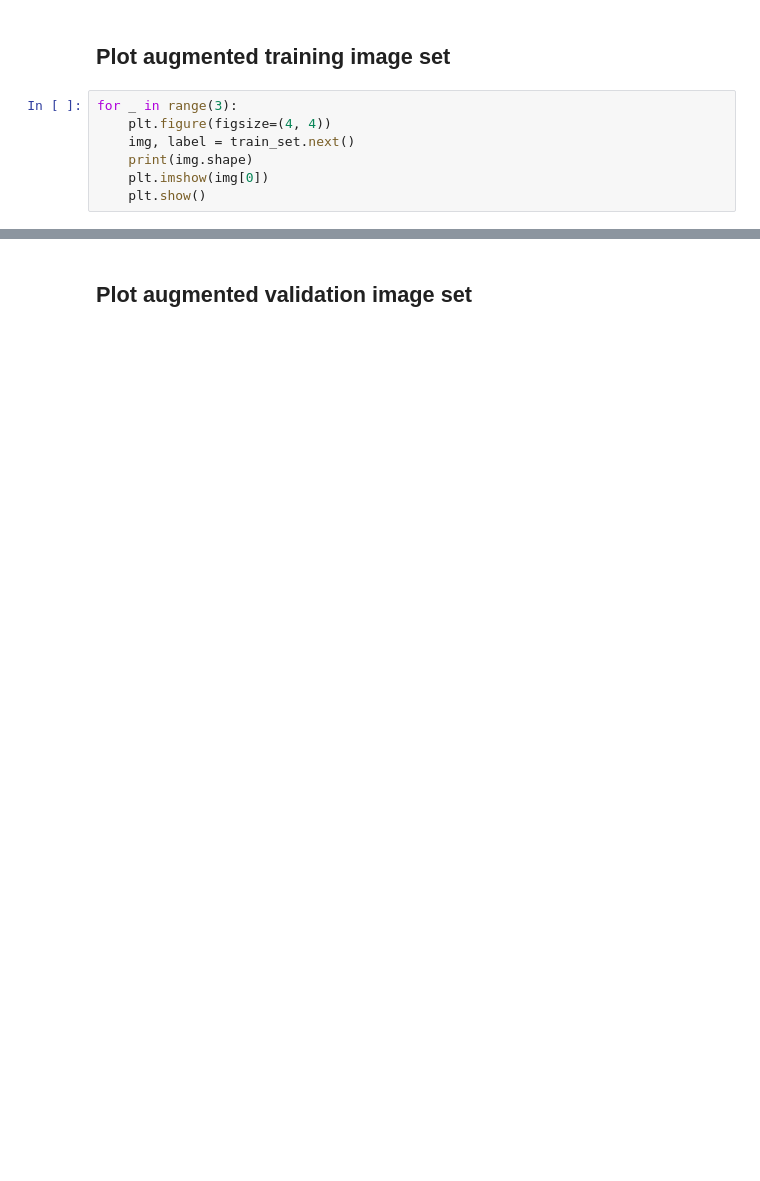
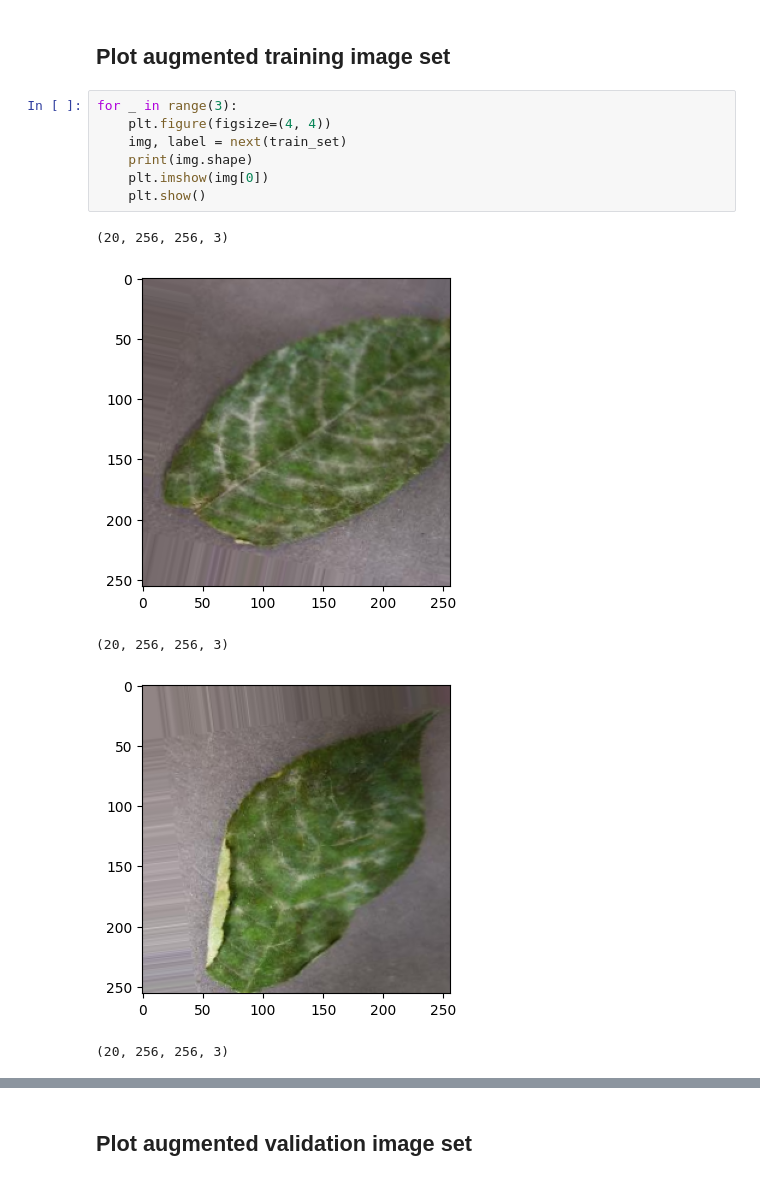
Before and after one commit to Luke-Nicklin/mildew-detection-in-cherry-leaves, a Jupyter notebook: jupyter_notebooks/ModellingEvaluating.ipynb, the cells around one changed output, grey strips where cells are left out. Cells and saved outputs as stored; diff of their text form; blank space fills up the shorter version.

```diff
--- a/jupyter_notebooks/ModellingEvaluating.ipynb
+++ b/jupyter_notebooks/ModellingEvaluating.ipynb
@@ -223,7 +240,13 @@ test_set = augmented_image_data.flow_from_directory(test_path,
 # %%
 for _ in range(3):
     plt.figure(figsize=(4, 4))
-    img, label = train_set.next()
+    img, label = next(train_set)
     print(img.shape)
     plt.imshow(img[0])
     plt.show()
+# %% [output]
+(20, 256, 256, 3)
+[figure, added]
+(20, 256, 256, 3)
+[figure, added]
+(20, 256, 256, 3)
```
Also changed, not shown: parts of 10 cells of this notebook, 3 other files.
